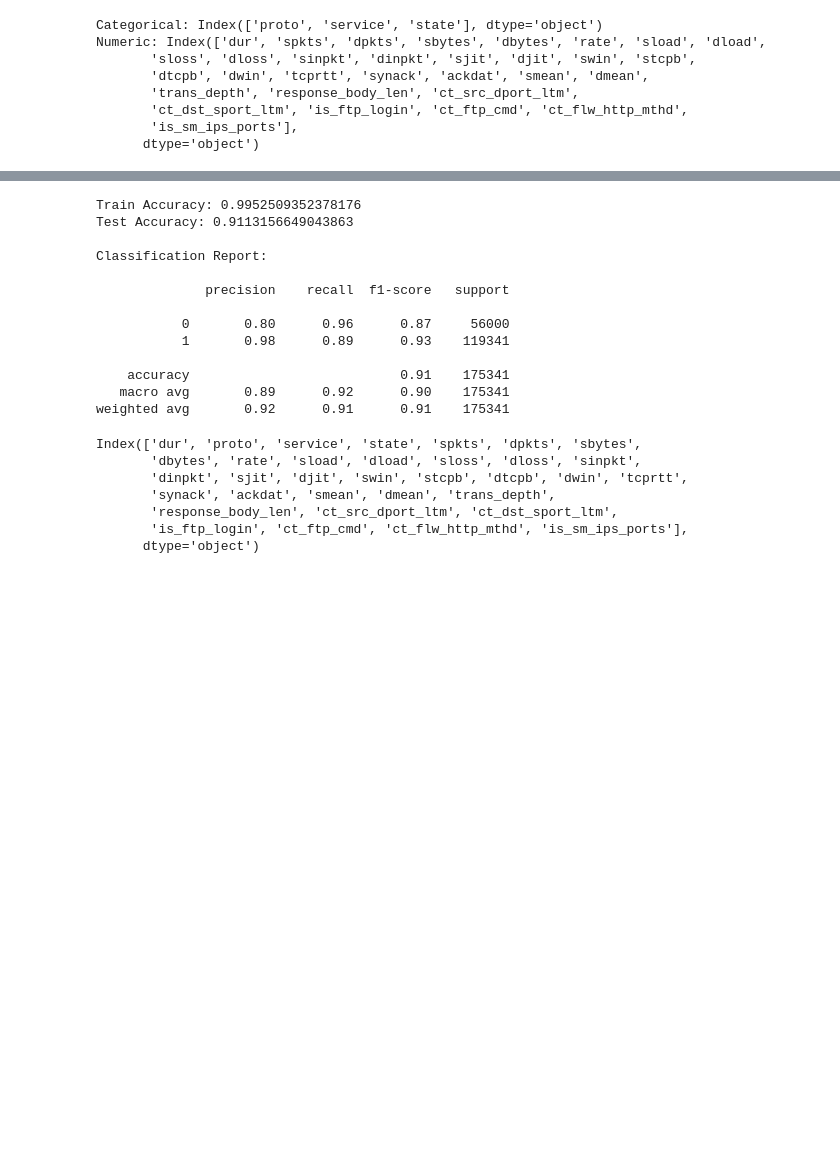
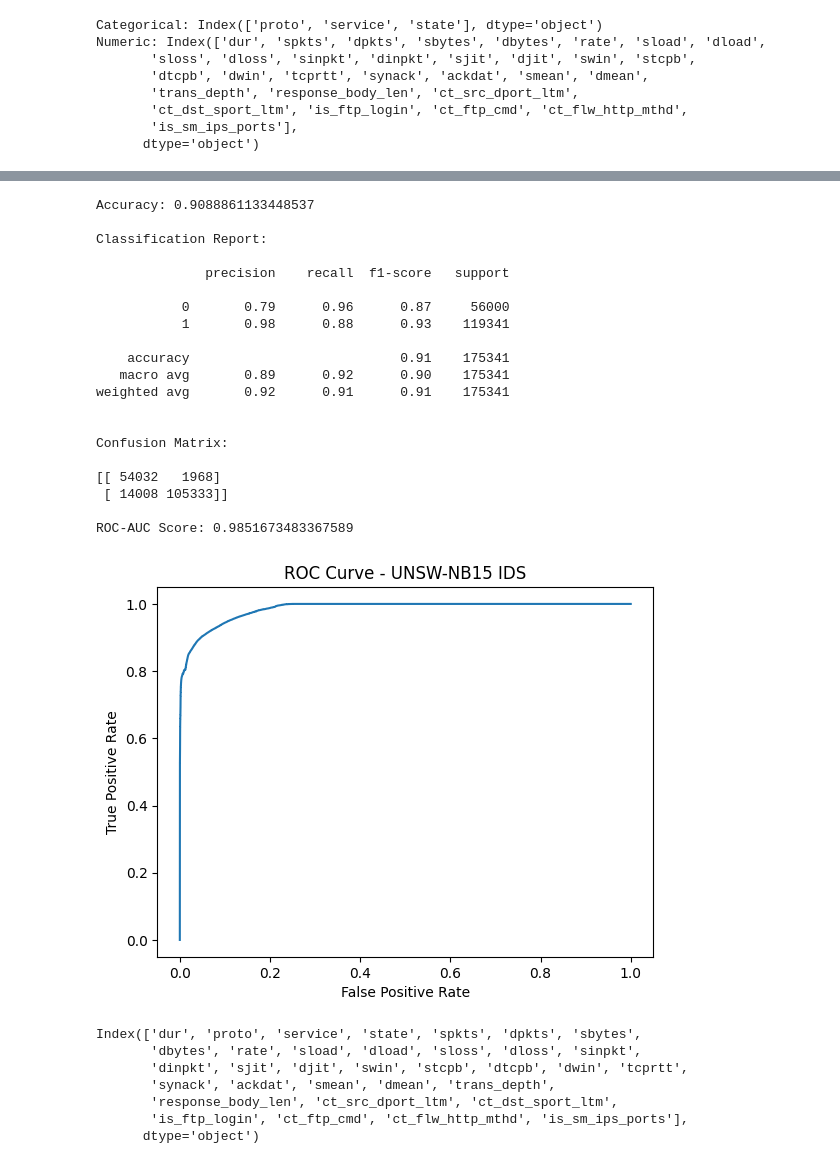
Before and after one commit to harsh27004/ai-ids, a Jupyter notebook: notebooks/preprocessing(UNSW-NB15).ipynb, the cells around one changed output, grey strips where cells are left out. Cells and saved outputs as stored; diff of their text form; code cells hidden in the pictures; blank space fills up the shorter version.

```diff
--- a/notebooks/preprocessing(UNSW-NB15).ipynb
+++ b/notebooks/preprocessing(UNSW-NB15).ipynb
@@ -104,27 +109,56 @@ Pipeline(steps=[('preprocessor',
 # %%
-from sklearn.metrics import classification_report, accuracy_score
+from sklearn.metrics import (
+    classification_report,
+    confusion_matrix,
+    accuracy_score,
+    roc_auc_score,
+    roc_curve
+)
+import matplotlib.pyplot as plt
 
 y_pred = model.predict(X_test)
+y_proba = model.predict_proba(X_test)[:,1]
 
-print("Train Accuracy:", model.score(X_train, y_train))
-print("Test Accuracy:", model.score(X_test, y_test))
-
+print("Accuracy:", accuracy_score(y_test, y_pred))
 print("\nClassification Report:\n")
 print(classification_report(y_test, y_pred))
+
+print("\nConfusion Matrix:\n")
+print(confusion_matrix(y_test, y_pred))
+
+print("\nROC-AUC Score:", roc_auc_score(y_test, y_proba))
 # %% [output]
-Train Accuracy: 0.9952509352378176
-Test Accuracy: 0.9113156649043863
+Accuracy: 0.9088861133448537
 
 Classification Report:
 
               precision    recall  f1-score   support
 
-           0       0.80      0.96      0.87     56000
-           1       0.98      0.89      0.93    119341
+           0       0.79      0.96      0.87     56000
+           1       0.98      0.88      0.93    119341
 
     accuracy                           0.91    175341
    macro avg       0.89      0.92      0.90    175341
 weighted avg       0.92      0.91      0.91    175341
+
+
+Confusion Matrix:
+
+[[ 54032   1968]
+ [ 14008 105333]]
+
+ROC-AUC Score: 0.9851673483367589
+# %%
+fpr, tpr, _ = roc_curve(y_test, y_proba)
+
+plt.figure()
+plt.plot(fpr, tpr)
+plt.xlabel("False Positive Rate")
+plt.ylabel("True Positive Rate")
+plt.title("ROC Curve - UNSW-NB15 IDS")
+plt.show()
+# %% [output]
+[figure, added]
 # %%
 print(X_train.columns)
 # %% [output]
```
Also changed, not shown: parts of 30 cells of this notebook, 5 other files.
